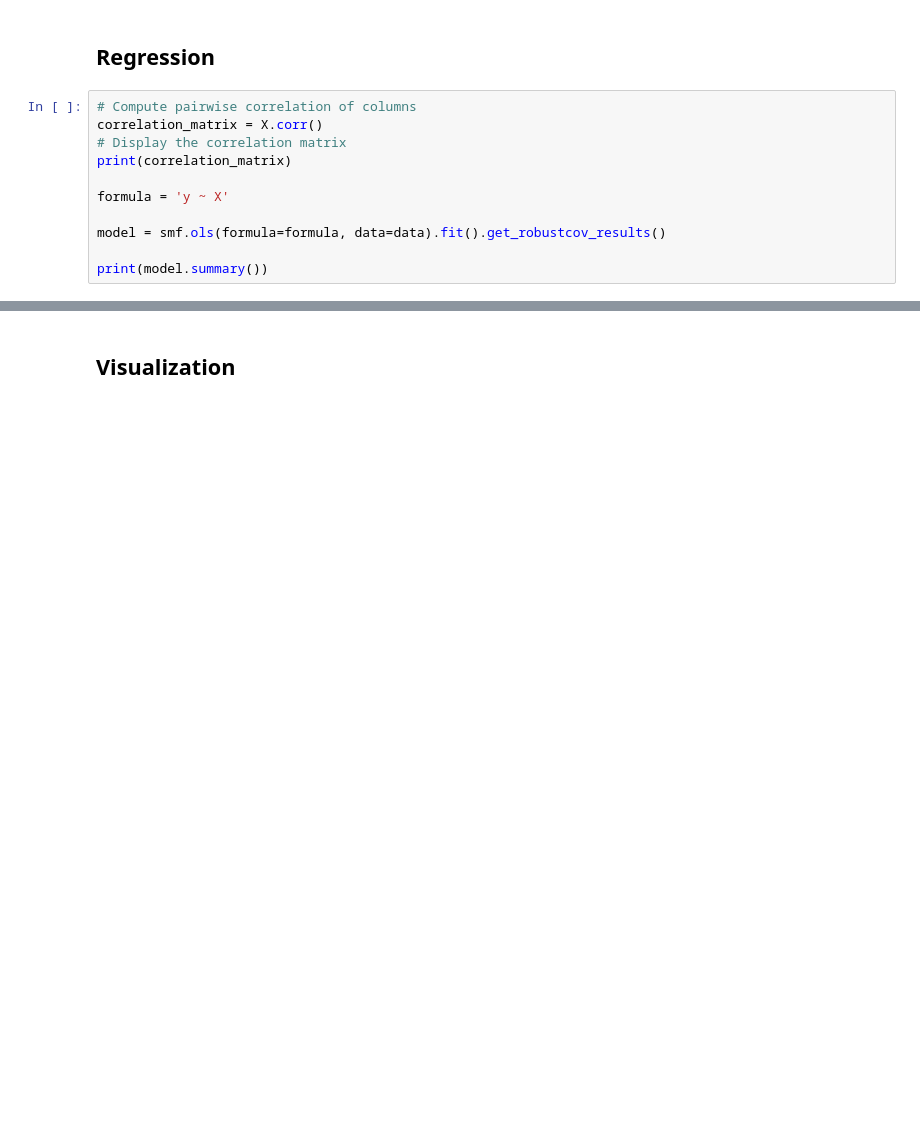
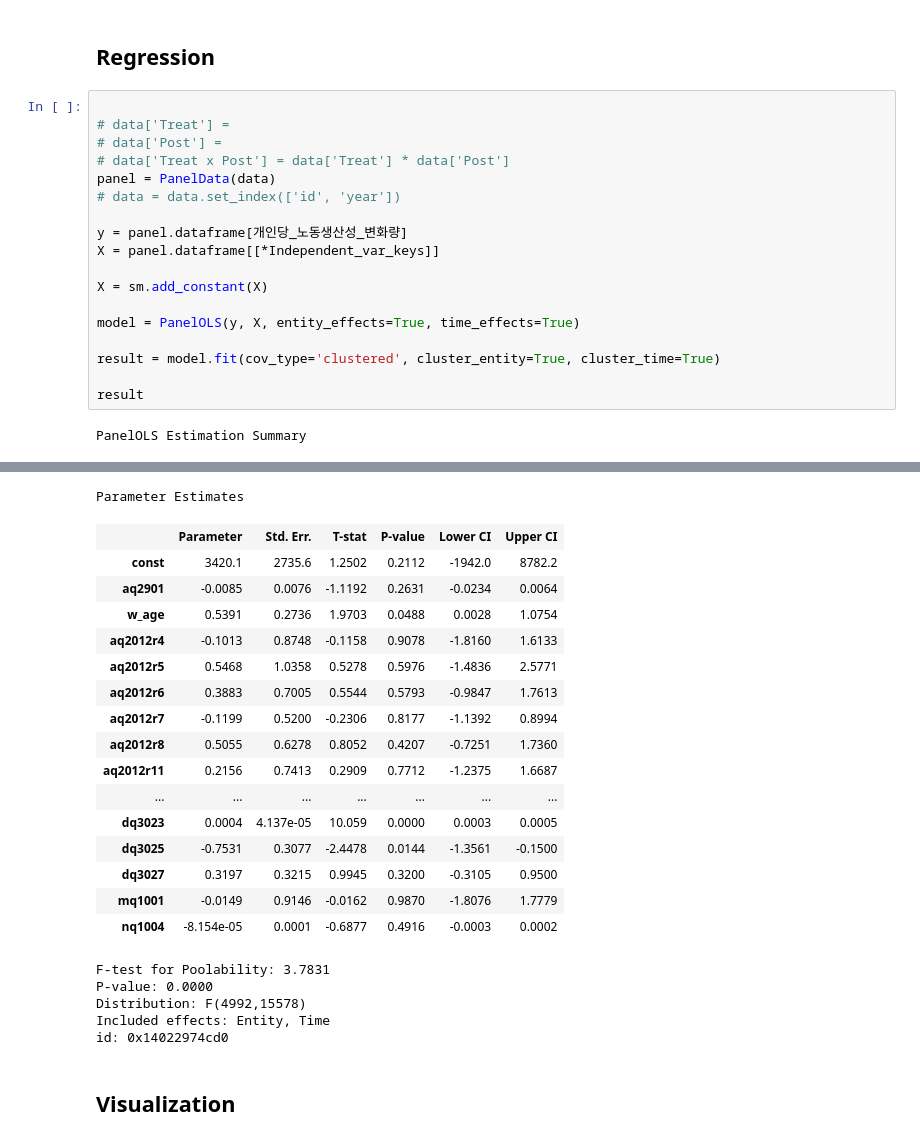
Before and after one commit to dev-zinc/52hours_per_week, a Jupyter notebook: 52hours_per_week.ipynb, the cells around one changed output, grey strips where cells are left out. Drawn from its saved outputs; the diff is of its cells as text; blank space fills up the shorter version.

```diff
--- a/52hours_per_week.ipynb
+++ b/52hours_per_week.ipynb
@@ -118,13 +161,22 @@ Name: count, dtype: int64
 # %% [markdown]
 ## Regression
 # %%
-# Compute pairwise correlation of columns
-correlation_matrix = X.corr()
-# Display the correlation matrix
-print(correlation_matrix)
 
-formula = 'y ~ X'
+# data['Treat'] =
+# data['Post'] =
+# data['Treat x Post'] = data['Treat'] * data['Post']
+panel = PanelData(data)
+# data = data.set_index(['id', 'year'])
 
-model = smf.ols(formula=formula, data=data).fit().get_robustcov_results()
+y = panel.dataframe[개인당_노동생산성_변화량]
+X = panel.dataframe[[*Independent_var_keys]]
 
-print(model.summary())
+X = sm.add_constant(X)
+
+model = PanelOLS(y, X, entity_effects=True, time_effects=True)
+
+result = model.fit(cov_type='clustered', cluster_entity=True, cluster_time=True)
+
+result
+# %% [output]
+PanelOLS Estimation Summary
@@ -131,3 +200,25 @@ print(model.summary())
+Parameter Estimates
+|  | Parameter | Std. Err. | T-stat | P-value | Lower CI | Upper CI |
+| const | 3420.1 | 2735.6 | 1.2502 | 0.2112 | -1942.0 | 8782.2 |
+| aq2901 | -0.0085 | 0.0076 | -1.1192 | 0.2631 | -0.0234 | 0.0064 |
+| w_age | 0.5391 | 0.2736 | 1.9703 | 0.0488 | 0.0028 | 1.0754 |
+| aq2012r4 | -0.1013 | 0.8748 | -0.1158 | 0.9078 | -1.8160 | 1.6133 |
+| aq2012r5 | 0.5468 | 1.0358 | 0.5278 | 0.5976 | -1.4836 | 2.5771 |
+| aq2012r6 | 0.3883 | 0.7005 | 0.5544 | 0.5793 | -0.9847 | 1.7613 |
+| aq2012r7 | -0.1199 | 0.5200 | -0.2306 | 0.8177 | -1.1392 | 0.8994 |
+| aq2012r8 | 0.5055 | 0.6278 | 0.8052 | 0.4207 | -0.7251 | 1.7360 |
+| aq2012r11 | 0.2156 | 0.7413 | 0.2909 | 0.7712 | -1.2375 | 1.6687 |
+| ... | ... | ... | ... | ... | ... | ... |
+| dq3023 | 0.0004 | 4.137e-05 | 10.059 | 0.0000 | 0.0003 | 0.0005 |
+| dq3025 | -0.7531 | 0.3077 | -2.4478 | 0.0144 | -1.3561 | -0.1500 |
+| dq3027 | 0.3197 | 0.3215 | 0.9945 | 0.3200 | -0.3105 | 0.9500 |
+| mq1001 | -0.0149 | 0.9146 | -0.0162 | 0.9870 | -1.8076 | 1.7779 |
+| nq1004 | -8.154e-05 | 0.0001 | -0.6877 | 0.4916 | -0.0003 | 0.0002 |
+F-test for Poolability: 3.7831
+P-value: 0.0000
+Distribution: F(4992,15578)
+Included effects: Entity, Time
+id: 0x14022974cd0
 # %% [markdown]
 ## Visualization
 # %%
```
Also changed, not shown: parts of 7 cells of this notebook.
